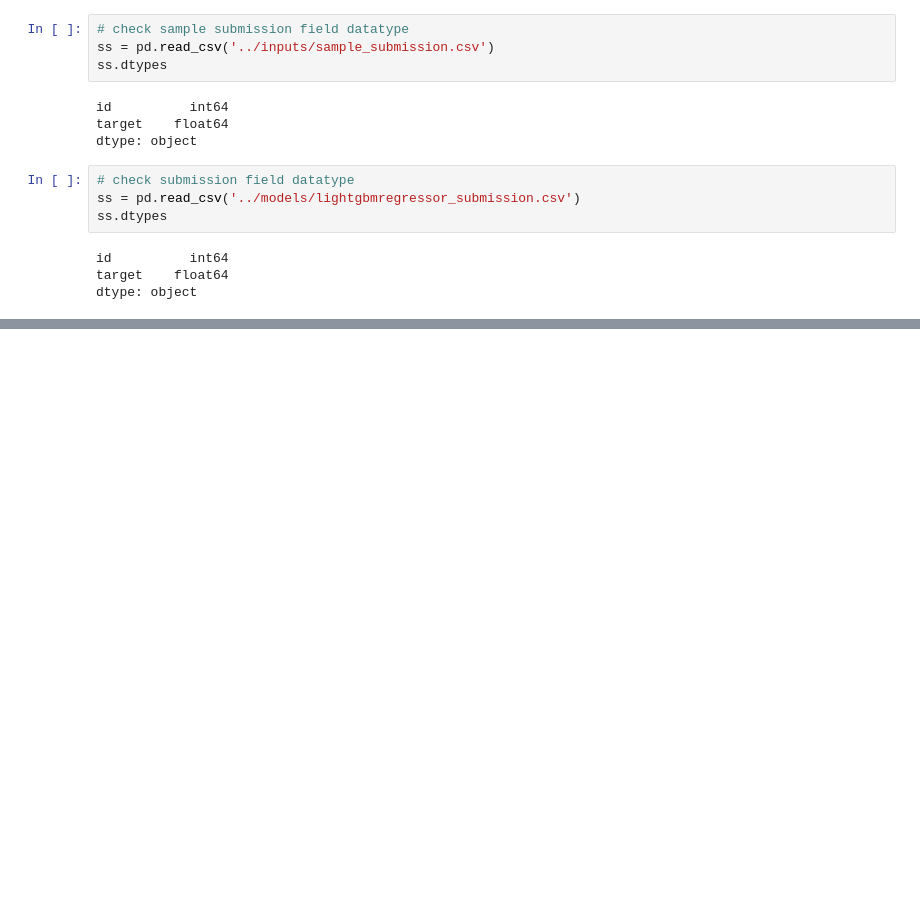
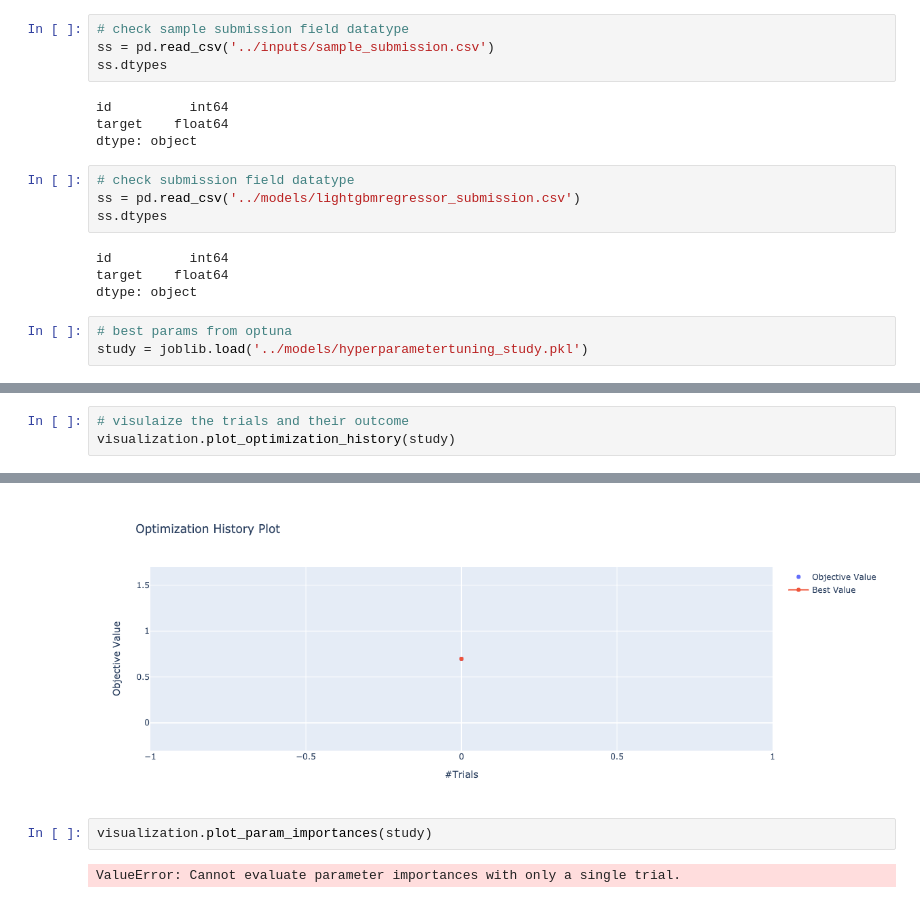
Before and after one commit to Archisman-Roy/Learning, a Jupyter notebook: ml_workflow_template/notebooks/playground.ipynb, the cells around one changed output, grey strips where cells are left out. Saved outputs shown, nothing was run; the diff lists cells and outputs as text; blank space fills up the shorter version.

Commit message:
added optuna tuning

```diff
--- a/ml_workflow_template/notebooks/playground.ipynb
+++ b/ml_workflow_template/notebooks/playground.ipynb
@@ -79,3 +83,6 @@ ss.dtypes
 id          int64
 target    float64
 dtype: object
+# %%
+# best params from optuna
+study = joblib.load('../models/hyperparametertuning_study.pkl')
@@ -81,0 +98,4 @@ dtype: object
+# %%
+# visulaize the trials and their outcome
+visualization.plot_optimization_history(study)
+# %% [output]
@@ -81,0 +103,5 @@ dtype: object
+[figure, added]
+# %%
+visualization.plot_param_importances(study)
+# %% [output]
+ValueError: Cannot evaluate parameter importances with only a single trial.
```
Also changed, not shown: parts of 3 cells of this notebook, 6 other files.
